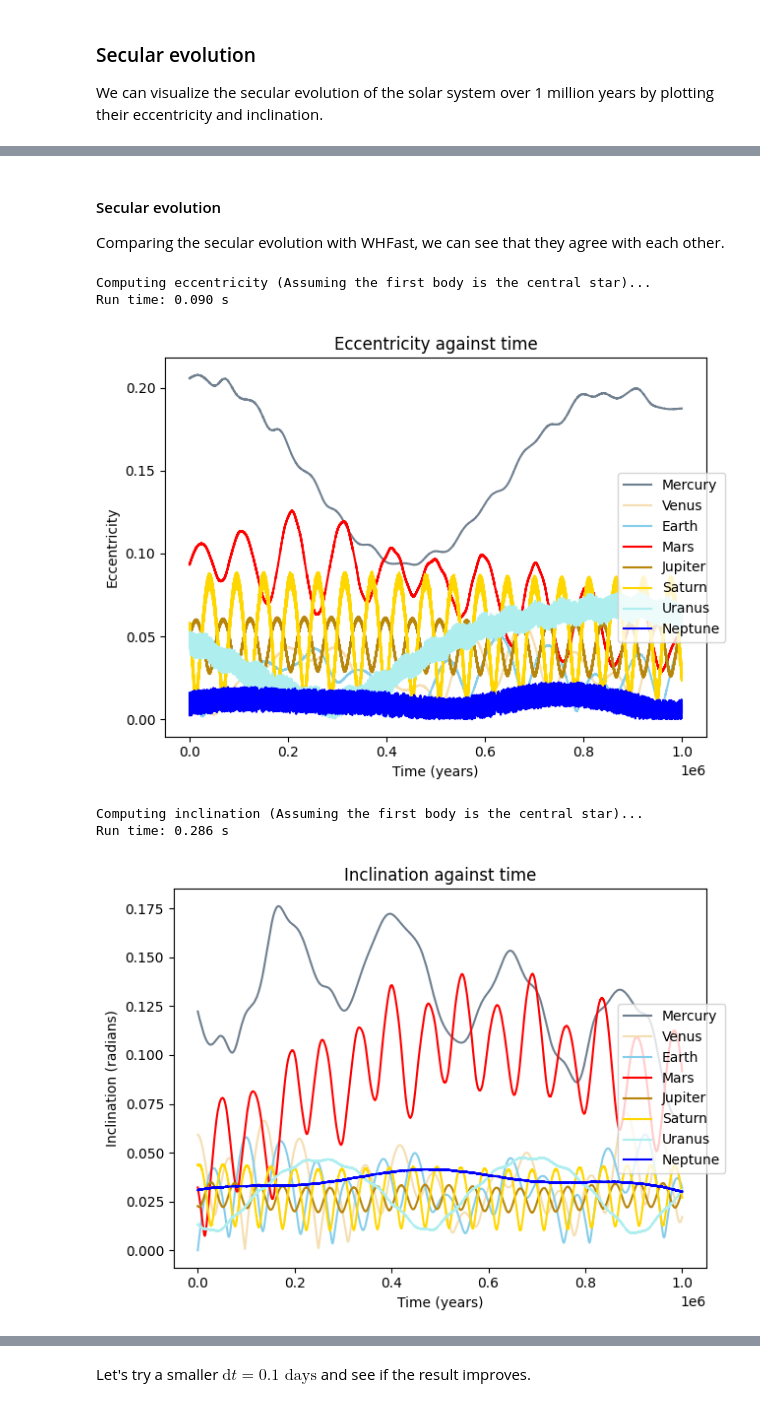
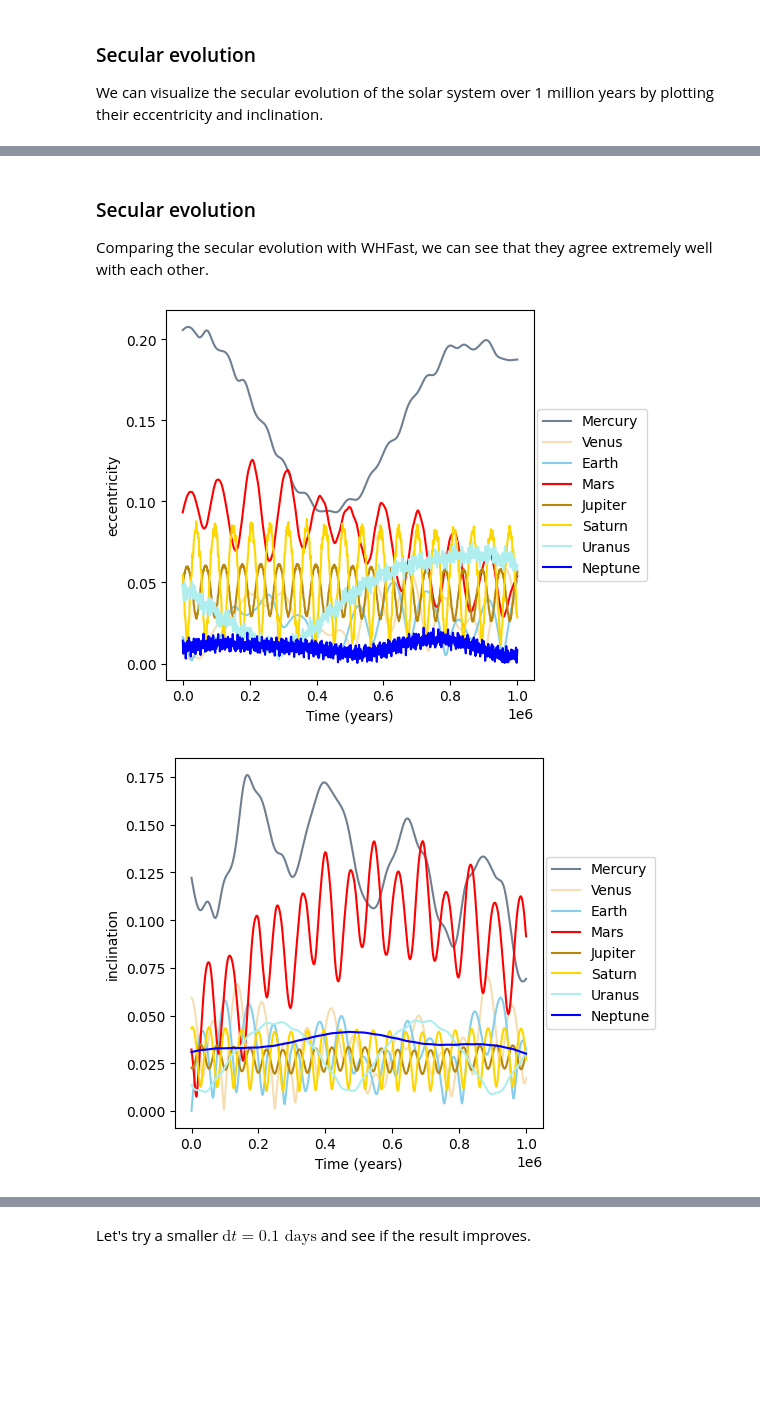
Before and after one commit to alvinng4/Gravity-Simulator, a Jupyter notebook: examples/solar_system_one_mil_yrs.ipynb, the cells around one changed output, grey strips where cells are left out. Cells and saved outputs as stored; diff of their text form; code cells hidden in the pictures; blank space fills up the shorter version.

```diff
--- a/examples/solar_system_one_mil_yrs.ipynb
+++ b/examples/solar_system_one_mil_yrs.ipynb
@@ -166,0 +166,2 @@ Run time: 6968.865 s
+# %%
+gs.launch_simulation(system, acc_param, integrator_param, output_param, settings, tf)
@@ -183,0 +191,11 @@ Run time: 0.116 s
+# %%
+G, sol_time, sol_dt, sol_particle_ids, sol_state = gs.read_csv_data(
+    output_param.output_dir
+)
+
+sol_energy = gs.compute_energy(sol_state, G)
+gs.plot_rel_energy_error(
+    sol_energy=sol_energy,
+    sol_time=gs.days_to_years(sol_time),
+    xlabel="Time (years)",
+)
@@ -184,30 +204,30 @@ Run time: 0.116 s
 # %% [markdown]
-#### Secular evolution
-Comparing the secular evolution with WHFast, we can see that they agree with each other.
+### Secular evolution
+Comparing the secular evolution with WHFast, we can see that they agree extremely well with each other.
 # %%
-grav_sim.compute_and_plot_eccentricity(
-    system=system,
-    sol_state=sol_state,
-    sol_time=grav_sim.days_to_years(sol_time),
+eccentricity = gs.compute_eccentricity(G, sol_state)
+gs.plot_quantity_against_time(
+    quantity=eccentricity,
+    is_log_y=False,
+    sol_time=gs.days_to_years(sol_time),
     xlabel="Time (years)",
+    ylabel="eccentricity",
     colors=colors[1:],  # Exclude the Sun
     labels=labels[1:],  # Exclude the Sun
     legend=True,
 )
-grav_sim.compute_and_plot_inclination(
-    system=system,
-    sol_state=sol_state,
-    sol_time=grav_sim.days_to_years(sol_time),
+
+inclination = gs.compute_inclination(sol_state)
+gs.plot_quantity_against_time(
+    quantity=inclination,
+    is_log_y=False,
+    sol_time=gs.days_to_years(sol_time),
     xlabel="Time (years)",
-    ylabel="Inclination (degrees)",
+    ylabel="inclination",
     colors=colors[1:],  # Exclude the Sun
     labels=labels[1:],  # Exclude the Sun
     legend=True,
 )
 # %% [output]
-Computing eccentricity (Assuming the first body is the central star)...
-Run time: 0.090 s
-[figure, old version]
+[figure, new version]
-Computing inclination (Assuming the first body is the central star)...
-Run time: 0.286 s
-[figure, old version]
+[figure, new version]
```
Also changed, not shown: parts of 45 cells of this notebook.
